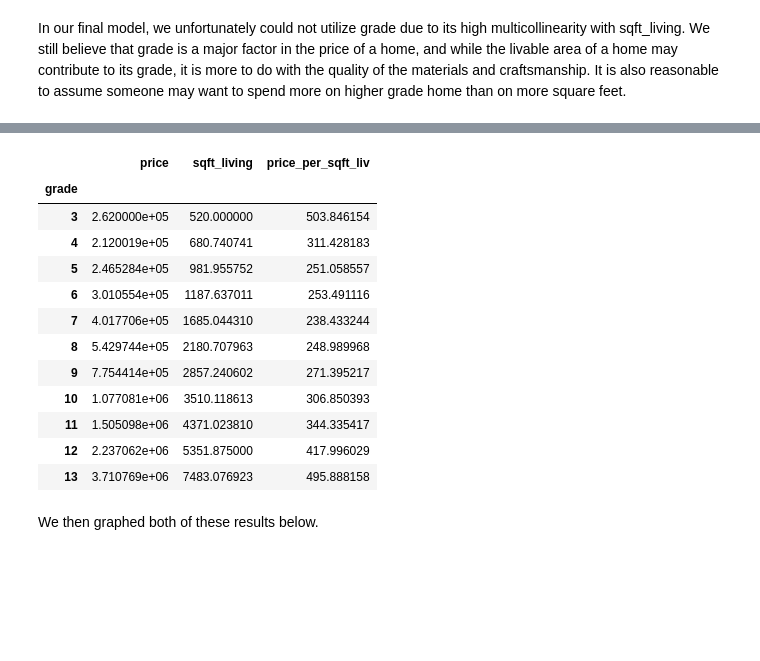
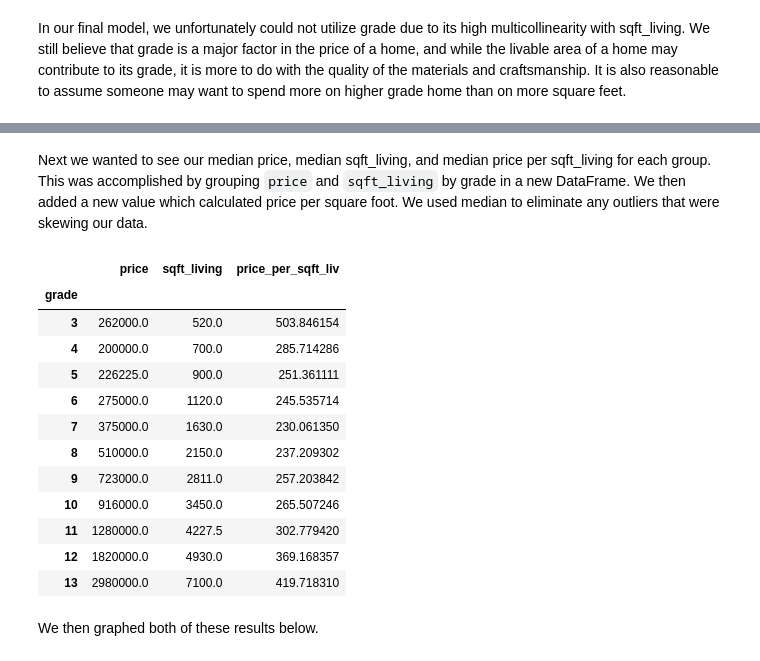
Before and after one commit to soohojp/Phase2_Project, a Jupyter notebook: Price_Grade_Sqft.ipynb, the cells around one changed output, grey strips where cells are left out. Drawn from its saved outputs; the diff is of its cells as text; code cells hidden in the pictures; blank space fills up the shorter version.

```diff
--- a/Price_Grade_Sqft.ipynb
+++ b/Price_Grade_Sqft.ipynb
@@ -47,0 +27,3 @@ We decided to run a statmodel ols linear regression test. Since this is just an
+# %%
+df_grade = pd.read_csv("data/master_data_2.csv")
+df_grade
@@ -47,0 +46,2 @@ We decided to run a statmodel ols linear regression test. Since this is just an
+# %%
+grade_redux = df_grade[["price","grade","sqft_living"]]
@@ -77,23 +89,25 @@ As we can see this basic untrained model was able to predict 44% of our variatio
+# %% [markdown]
+Next we wanted to see our median price, median sqft_living, and median price per sqft_living for each group. This was accomplished by grouping `price` and `sqft_living` by grade in a new DataFrame. We then added a new value which calculated price per square foot. We used median to eliminate any outliers that were skewing our data.
 # %%
-avg_price_by_grade = grade_redux.groupby(['grade']).mean(['price','sqft_living'])
-ind = avg_price_by_grade.index
-avg_price_by_grade["price_per_sqft_liv"] = avg_price_by_grade['price']/avg_price_by_grade['sqft_living']
+med_price_by_grade = grade_redux.groupby(['grade']).median(['price','sqft_living'])
+ind = med_price_by_grade.index
+med_price_by_grade["price_per_sqft_liv"] = med_price_by_grade['price']/med_price_by_grade['sqft_living']
 
-avg_price_by_grade
+med_price_by_grade
 # %% [output]
 |  | price | sqft_living | price_per_sqft_liv |
 | grade |  |  |  |
-| 3 | 2.620000e+05 | 520.000000 | 503.846154 |
-| 4 | 2.120019e+05 | 680.740741 | 311.428183 |
-| 5 | 2.465284e+05 | 981.955752 | 251.058557 |
-| 6 | 3.010554e+05 | 1187.637011 | 253.491116 |
-| 7 | 4.017706e+05 | 1685.044310 | 238.433244 |
-| 8 | 5.429744e+05 | 2180.707963 | 248.989968 |
-| 9 | 7.754414e+05 | 2857.240602 | 271.395217 |
-| 10 | 1.077081e+06 | 3510.118613 | 306.850393 |
-| 11 | 1.505098e+06 | 4371.023810 | 344.335417 |
-| 12 | 2.237062e+06 | 5351.875000 | 417.996029 |
-| 13 | 3.710769e+06 | 7483.076923 | 495.888158 |
+| 3 | 262000.0 | 520.0 | 503.846154 |
+| 4 | 200000.0 | 700.0 | 285.714286 |
+| 5 | 226225.0 | 900.0 | 251.361111 |
+| 6 | 275000.0 | 1120.0 | 245.535714 |
+| 7 | 375000.0 | 1630.0 | 230.061350 |
+| 8 | 510000.0 | 2150.0 | 237.209302 |
+| 9 | 723000.0 | 2811.0 | 257.203842 |
+| 10 | 916000.0 | 3450.0 | 265.507246 |
+| 11 | 1280000.0 | 4227.5 | 302.779420 |
+| 12 | 1820000.0 | 4930.0 | 369.168357 |
+| 13 | 2980000.0 | 7100.0 | 419.718310 |
 # %% [markdown]
 We then graphed both of these results below.
 # %%
```
Also changed, not shown: parts of 35 cells of this notebook.
